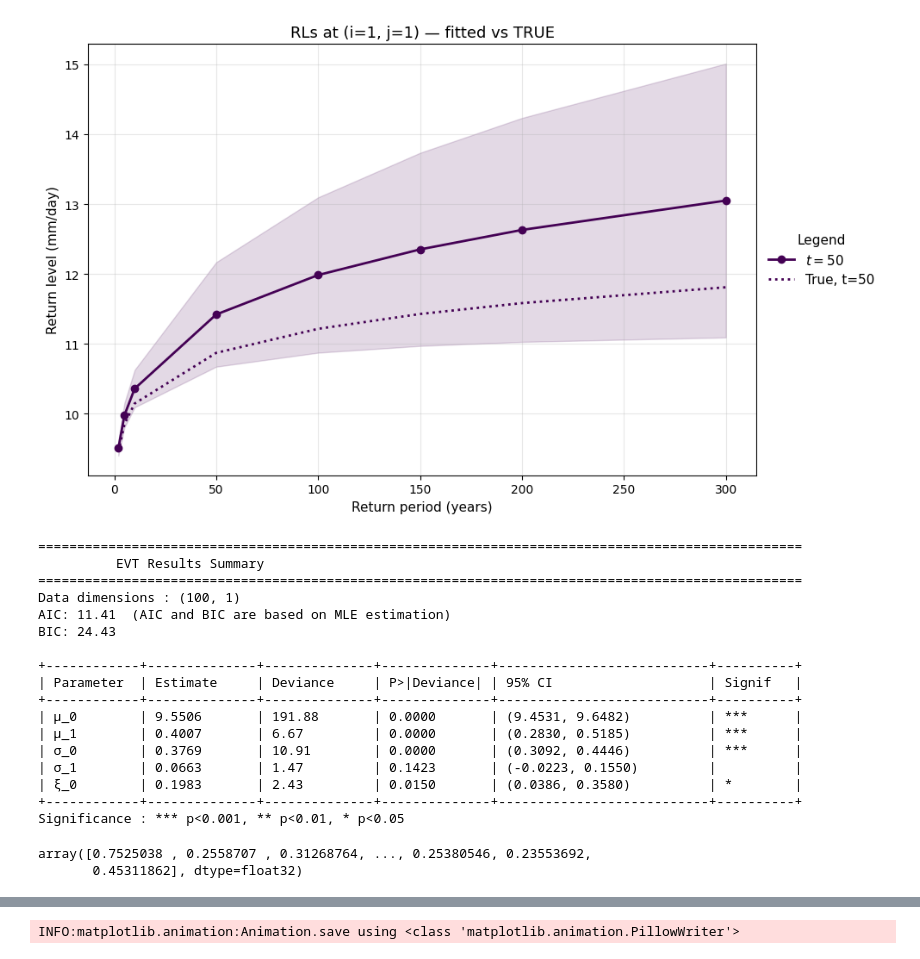
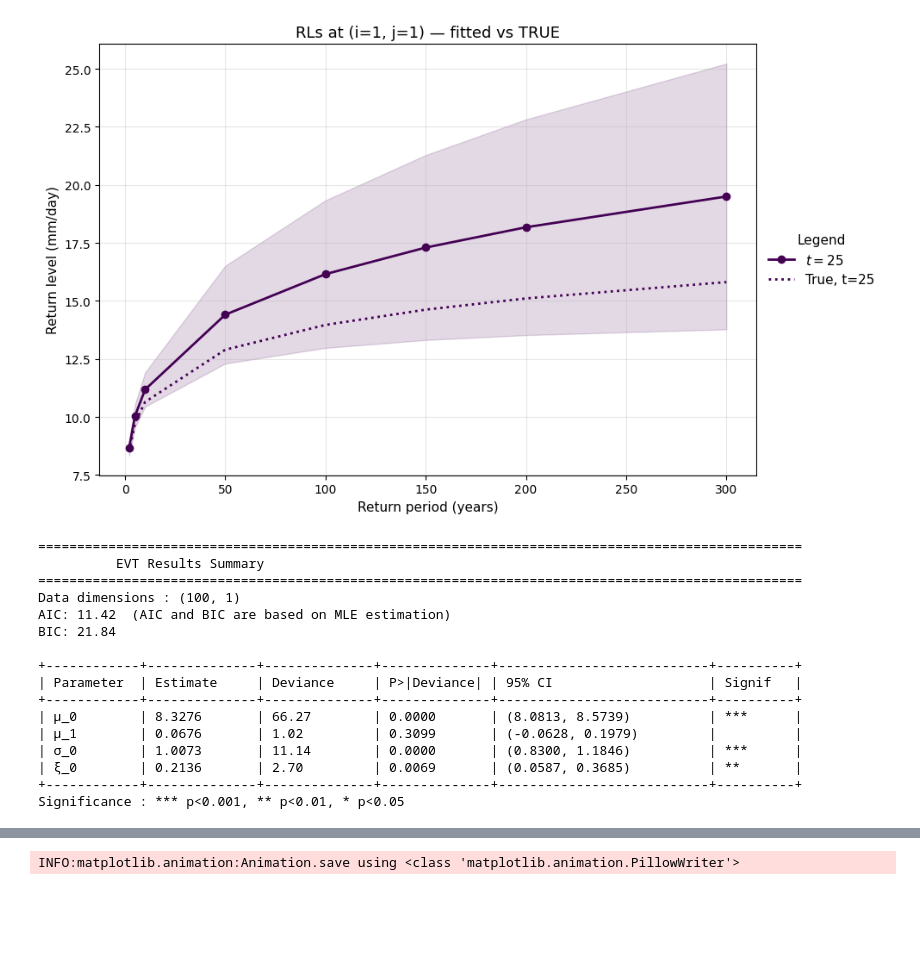
Before and after one commit to RPGSynth/EVT_Univariate, a Jupyter notebook: EVT_Classes/SIM/sim.ipynb, the cells around one changed output, grey strips where cells are left out. Saved outputs shown, nothing was run; the diff lists cells and outputs as text; code cells hidden in the pictures; blank space fills up the shorter version.

```diff
--- a/EVT_Classes/SIM/sim.ipynb
+++ b/EVT_Classes/SIM/sim.ipynb
@@ -15,7 +15,7 @@ except ImportError:
     sys.path.insert(0, str(Path.cwd().parent))
     from GEV import GEV
 # %%
-data, meta = generate_gev_dataset(n_lat=10, n_lon=10, n_time=100)
+data, meta = generate_gev_dataset(n_lat=10, n_lon=10, n_time=100,beta_mu_t=0.18)
 plot_random_time_series(data, meta)
 plot_random_spatial_slice(data, meta)
 # %% [output]
@@ -25,7 +25,7 @@ plot_random_spatial_slice(data, meta)
 from joblib import Parallel, delayed
 def _build_exog_time_only(t_curve):
     X = np.asarray(t_curve, float)[:, None]
-    return {"location": X, "scale": X, "shape": None}
+    return {"location": X, "scale": None, "shape": None}
 
 def _fit_one(y_t, t_curve, optim_method="L-BFGS-B"):
     try:
@@ -89,45 +89,44 @@ plot_map(sig_hat, f"Fitted σ at t={k}", extent)
 # %%
 # choose pixel and refit to get a GEVFit object
 i = 1; j = 1
 y_t = data[:, i, j].astype(float)
-exog_time_only = {"location": meta["t_curve"][:, None], "scale": meta["t_curve"][:, None], "shape": None}
+exog_time_only = {"location": meta["t_curve"][:, None], "scale": None, "shape": None}
 fit_ij = GEV(endog=y_t, exog=exog_time_only)._fit_mle_jax()
 
 T_list = [2,5,10,50,100,150,200,300]
-t_list = [50]
+t_list = [25]
 
 # true params at those times
 mu_true, sigma_true = meta["mu"], meta["sigma"]
 def _xi_at(meta, t=None, i=None, j=None):
     xi = meta.get("xi", 0.0)
     if np.isscalar(xi): return float(xi)
     arr = np.asarray(xi)
     if arr.ndim == 0: return float(arr)
     if arr.ndim == 1 and t is not None: return float(arr[t])
     if arr.ndim == 3: return float(arr[t, i, j])
     return float(arr.ravel()[0])
 
 manual_params = np.array([[float(mu_true[t, i, j]), float(sigma_true[t, i, j]), _xi_at(meta, t=t, i=i, j=j)] for t in t_list])
 fit_ij.plot_return_levels(T=T_list, t=t_list, s=0, show_ci=True, manual_params=manual_params,
                           title=f"RLs at (i={i}, j={j}) — fitted vs TRUE")
 print(fit_ij)
 # %% [output]
-[figure, old version]
+[figure, new version]
 ==================================================================================================
           EVT Results Summary
 ==================================================================================================
 Data dimensions : (100, 1)
-AIC: 11.41  (AIC and BIC are based on MLE estimation)
-BIC: 24.43
+AIC: 11.42  (AIC and BIC are based on MLE estimation)
+BIC: 21.84
 
 +------------+--------------+--------------+--------------+---------------------------+----------+
 | Parameter  | Estimate     | Deviance     | P>|Deviance| | 95% CI                    | Signif   |
 +------------+--------------+--------------+--------------+---------------------------+----------+
-| μ_0        | 9.5506       | 191.88       | 0.0000       | (9.4531, 9.6482)          | ***      |
-| μ_1        | 0.4007       | 6.67         | 0.0000       | (0.2830, 0.5185)          | ***      |
-| σ_0        | 0.3769       | 10.91        | 0.0000       | (0.3092, 0.4446)          | ***      |
-| σ_1        | 0.0663       | 1.47         | 0.1423       | (-0.0223, 0.1550)         |          |
-| ξ_0        | 0.1983       | 2.43         | 0.0150       | (0.0386, 0.3580)          | *        |
+| μ_0        | 8.3276       | 66.27        | 0.0000       | (8.0813, 8.5739)          | ***      |
+| μ_1        | 0.0676       | 1.02         | 0.3099       | (-0.0628, 0.1979)         |          |
+| σ_0        | 1.0073       | 11.14        | 0.0000       | (0.8300, 1.1846)          | ***      |
+| ξ_0        | 0.2136       | 2.70         | 0.0069       | (0.0587, 0.3685)          | **       |
 +------------+--------------+--------------+--------------+---------------------------+----------+
 Significance : *** p<0.001, ** p<0.01, * p<0.05
 # %%
@@ -202,7 +201,4 @@ mu_teacher_te     = mu_hat_flat[idx_te]
 sigma_teacher_te  = sig_hat_flat[idx_te]
 xi_teacher_te     = xi_hat_flat[idx_te]
 y_te              = y_flat[idx_te]
-# %% [output]
-array([0.7525038 , 0.2558707 , 0.31268764, ..., 0.25380546, 0.23553692,
-       0.45311862], dtype=float32)
 # %%
```
Also changed, not shown: parts of 8 cells of this notebook, 15 other files.
